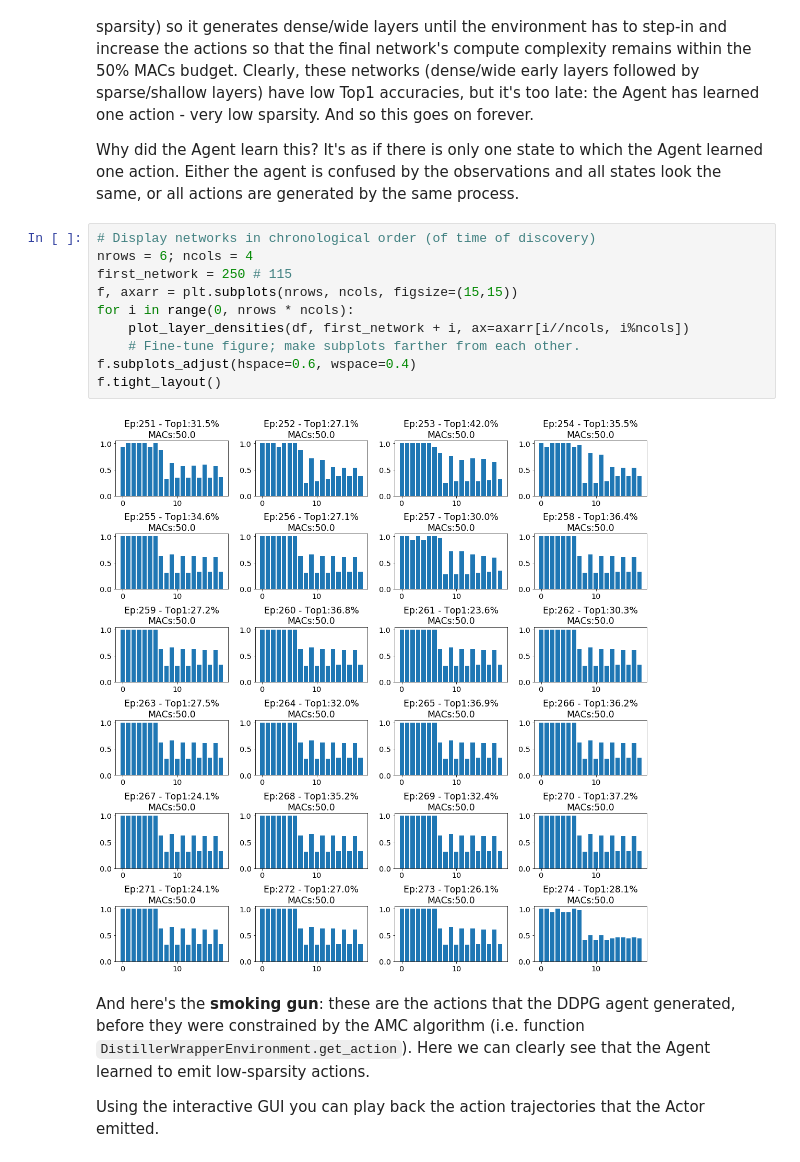
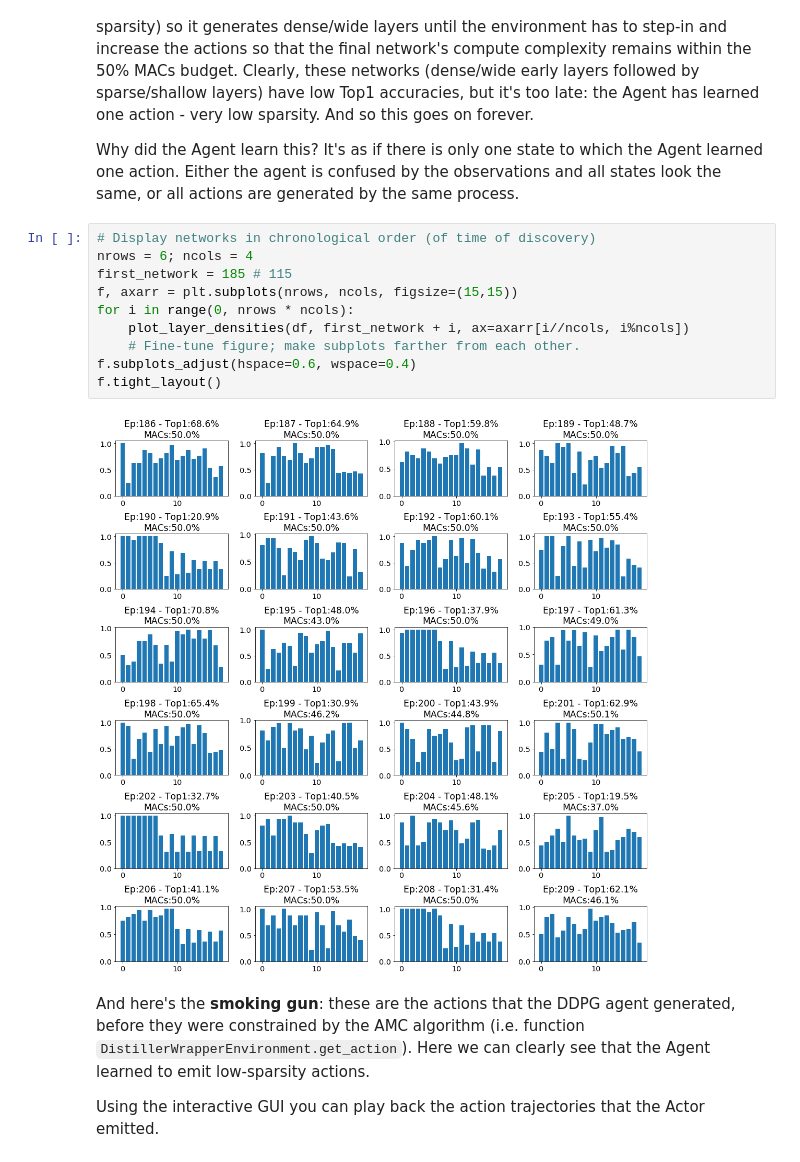
Before and after one commit to IntelLabs/distiller, a Jupyter notebook: examples/automated_deep_compression/amc-results.ipynb, the cells around one changed output. Drawn from its saved outputs; the diff is of its cells as text.

````diff
--- a/examples/automated_deep_compression/amc-results.ipynb
+++ b/examples/automated_deep_compression/amc-results.ipynb
@@ -328,15 +339,15 @@ Either the agent is confused by the observations and all states look the same, o
 # %%
 # Display networks in chronological order (of time of discovery)
 nrows = 6; ncols = 4
-first_network = 250 # 115
+first_network = 185 # 115
 f, axarr = plt.subplots(nrows, ncols, figsize=(15,15))
 for i in range(0, nrows * ncols):
     plot_layer_densities(df, first_network + i, ax=axarr[i//ncols, i%ncols])
     # Fine-tune figure; make subplots farther from each other.
 f.subplots_adjust(hspace=0.6, wspace=0.4)
 f.tight_layout()
 # %% [output]
-[figure, old version]
+[figure, new version]
 # %% [markdown]
 And here's the **smoking gun**: these are the actions that the DDPG agent generated, before they were constrained by the AMC algorithm (i.e. function ```DistillerWrapperEnvironment.get_action```).  Here we can clearly see that the Agent learned to emit low-sparsity actions.
 
````
Also changed, not shown: parts of 9 cells of this notebook, 2 other files.
